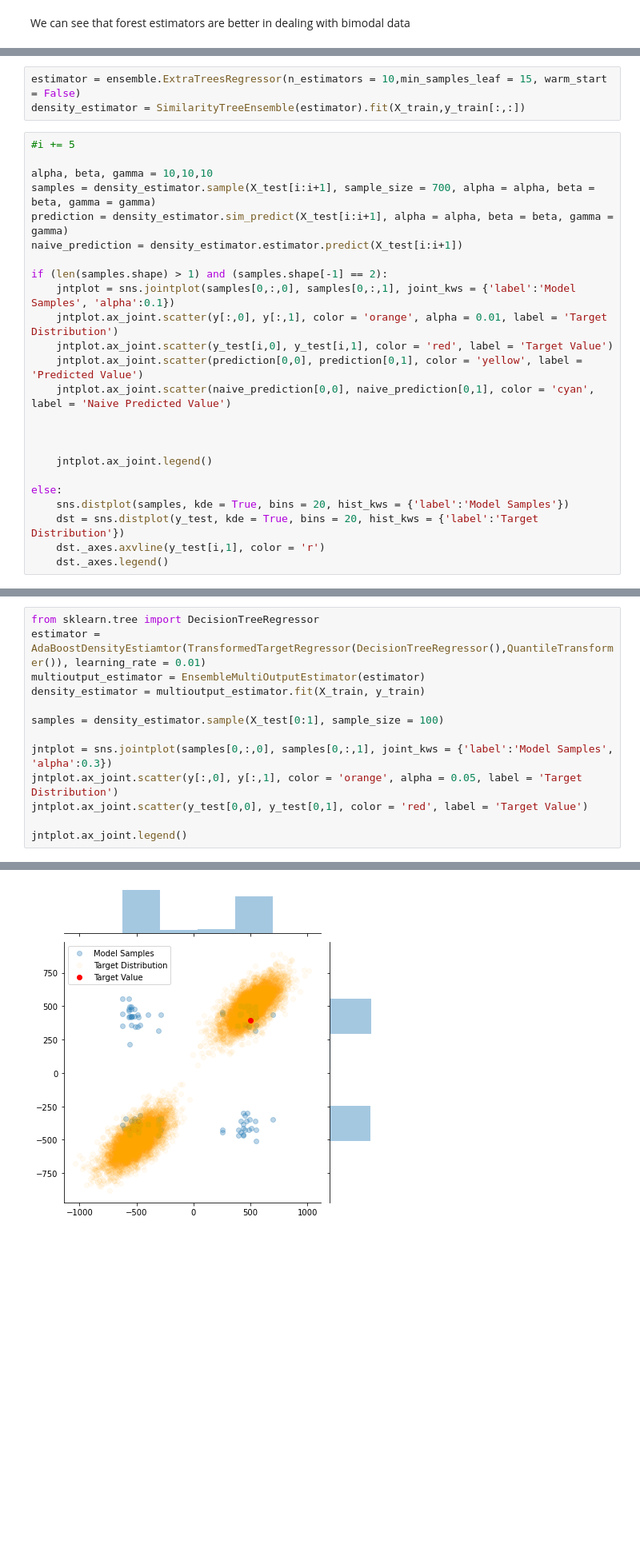
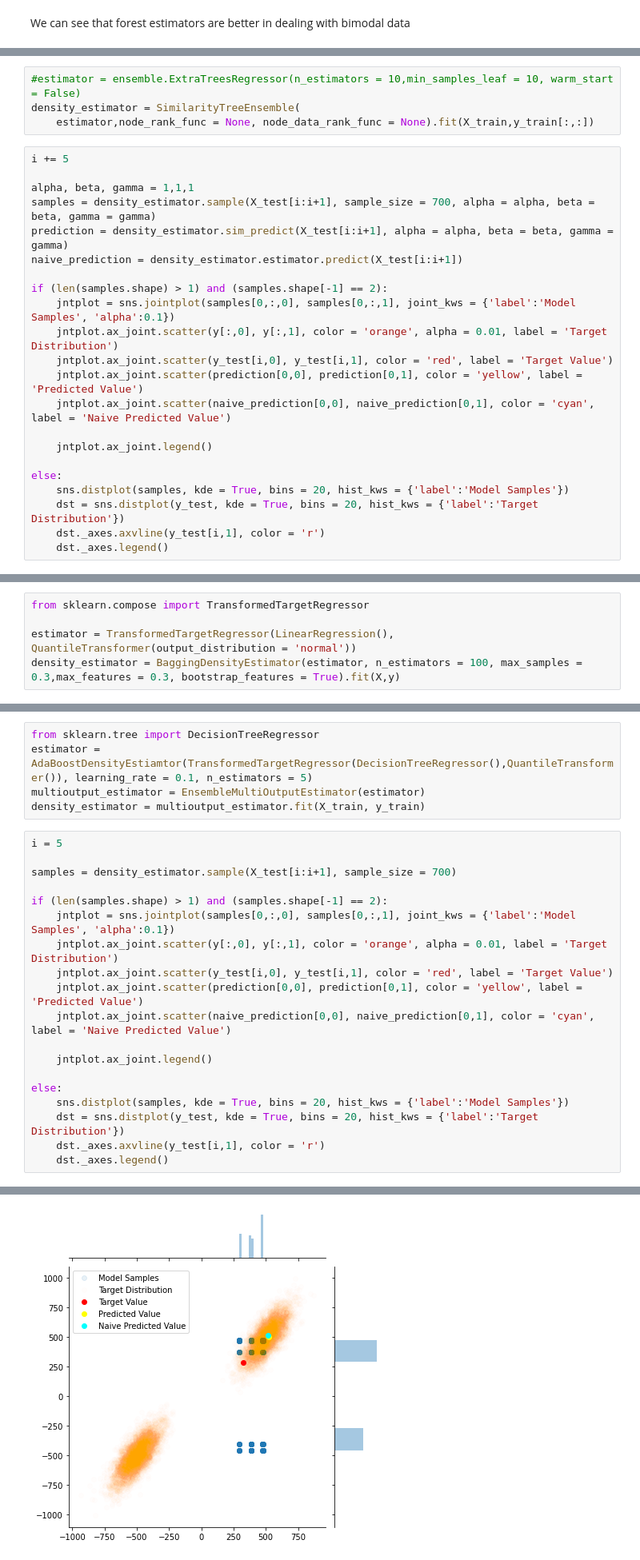
Before and after one commit to AlanGanem/scikit-density, a Jupyter notebook: notebooks/01_ensemble.ipynb, the cells around one changed output, grey strips where cells are left out. Shown at 80% size. Cells and saved outputs as stored; diff of their text form; blank space fills up the shorter version.

```diff
--- a/notebooks/01_ensemble.ipynb
+++ b/notebooks/01_ensemble.ipynb
@@ -386,10 +414,11 @@ We can see that forest estimators are better in dealing with bimodal data
 # %%
-estimator = ensemble.ExtraTreesRegressor(n_estimators = 10,min_samples_leaf = 15, warm_start = False)
-density_estimator = SimilarityTreeEnsemble(estimator).fit(X_train,y_train[:,:])
+#estimator = ensemble.ExtraTreesRegressor(n_estimators = 10,min_samples_leaf = 10, warm_start = False)
+density_estimator = SimilarityTreeEnsemble(
+    estimator,node_rank_func = None, node_data_rank_func = None).fit(X_train,y_train[:,:])
 # %%
-#i += 5
+i += 5
 
-alpha, beta, gamma = 10,10,10
+alpha, beta, gamma = 1,1,1
 samples = density_estimator.sample(X_test[i:i+1], sample_size = 700, alpha = alpha, beta = beta, gamma = gamma)
 prediction = density_estimator.sim_predict(X_test[i:i+1], alpha = alpha, beta = beta, gamma = gamma)
 naive_prediction = density_estimator.estimator.predict(X_test[i:i+1])
@@ -401,8 +430,6 @@ if (len(samples.shape) > 1) and (samples.shape[-1] == 2):
     jntplot.ax_joint.scatter(prediction[0,0], prediction[0,1], color = 'yellow', label = 'Predicted Value')
     jntplot.ax_joint.scatter(naive_prediction[0,0], naive_prediction[0,1], color = 'cyan', label = 'Naive Predicted Value')
 
-
-
     jntplot.ax_joint.legend()
 
 else:
@@ -560 +667,6 @@ We can combine with the TransformedTargetEstimator to transform the output space
+# %%
+from sklearn.compose import TransformedTargetRegressor
+
+estimator = TransformedTargetRegressor(LinearRegression(), QuantileTransformer(output_distribution = 'normal'))
+density_estimator = BaggingDensityEstimator(estimator, n_estimators = 100, max_samples = 0.3,max_features = 0.3, bootstrap_features = True).fit(X,y)
 # %%
@@ -610,17 +727,28 @@ class AdaBoostDensityEstiamtor(ensemble.AdaBoostRegressor):
 AdaBoostDensityEstimator suports only single output tasks. you can use CustomMultiOutputRegressor, but since it will fit each output dimension separetly, you have a decent prediction for the marginal distributions but not for the joint distribution.
 
 For this reason, AdaBoostEstimator is not recomended for multivariate density estimation
+# %%
+from sklearn.tree import DecisionTreeRegressor
+estimator = AdaBoostDensityEstiamtor(TransformedTargetRegressor(DecisionTreeRegressor(),QuantileTransformer()), learning_rate = 0.1, n_estimators = 5)
+multioutput_estimator = EnsembleMultiOutputEstimator(estimator)
+density_estimator = multioutput_estimator.fit(X_train, y_train)
 # %%
-from sklearn.tree import DecisionTreeRegressor
-estimator = AdaBoostDensityEstiamtor(TransformedTargetRegressor(DecisionTreeRegressor(),QuantileTransformer()), learning_rate = 0.01)
-multioutput_estimator = EnsembleMultiOutputEstimator(estimator)
-density_estimator = multioutput_estimator.fit(X_train, y_train)
+i = 5
 
-samples = density_estimator.sample(X_test[0:1], sample_size = 100)
+samples = density_estimator.sample(X_test[i:i+1], sample_size = 700)
 
-jntplot = sns.jointplot(samples[0,:,0], samples[0,:,1], joint_kws = {'label':'Model Samples', 'alpha':0.3})
-jntplot.ax_joint.scatter(y[:,0], y[:,1], color = 'orange', alpha = 0.05, label = 'Target Distribution')
-jntplot.ax_joint.scatter(y_test[0,0], y_test[0,1], color = 'red', label = 'Target Value')
+if (len(samples.shape) > 1) and (samples.shape[-1] == 2):
+    jntplot = sns.jointplot(samples[0,:,0], samples[0,:,1], joint_kws = {'label':'Model Samples', 'alpha':0.1})
+    jntplot.ax_joint.scatter(y[:,0], y[:,1], color = 'orange', alpha = 0.01, label = 'Target Distribution')
+    jntplot.ax_joint.scatter(y_test[i,0], y_test[i,1], color = 'red', label = 'Target Value')
+    jntplot.ax_joint.scatter(prediction[0,0], prediction[0,1], color = 'yellow', label = 'Predicted Value')
+    jntplot.ax_joint.scatter(naive_prediction[0,0], naive_prediction[0,1], color = 'cyan', label = 'Naive Predicted Value')
 
-jntplot.ax_joint.legend()
+    jntplot.ax_joint.legend()
+
+else:
+    sns.distplot(samples, kde = True, bins = 20, hist_kws = {'label':'Model Samples'})
+    dst = sns.distplot(y_test, kde = True, bins = 20, hist_kws = {'label':'Target Distribution'})
+    dst._axes.axvline(y_test[i,1], color = 'r')
+    dst._axes.legend()
 # %% [output]
@@ -628,4 +755,4 @@ jntplot.ax_joint.legend()
-[figure, old version]
+[figure, new version]
 # %% [markdown]
 We can see that for 1d estimation it works quite well
 # %%
```
Also changed, not shown: parts of 34 cells of this notebook, 20 other files.
